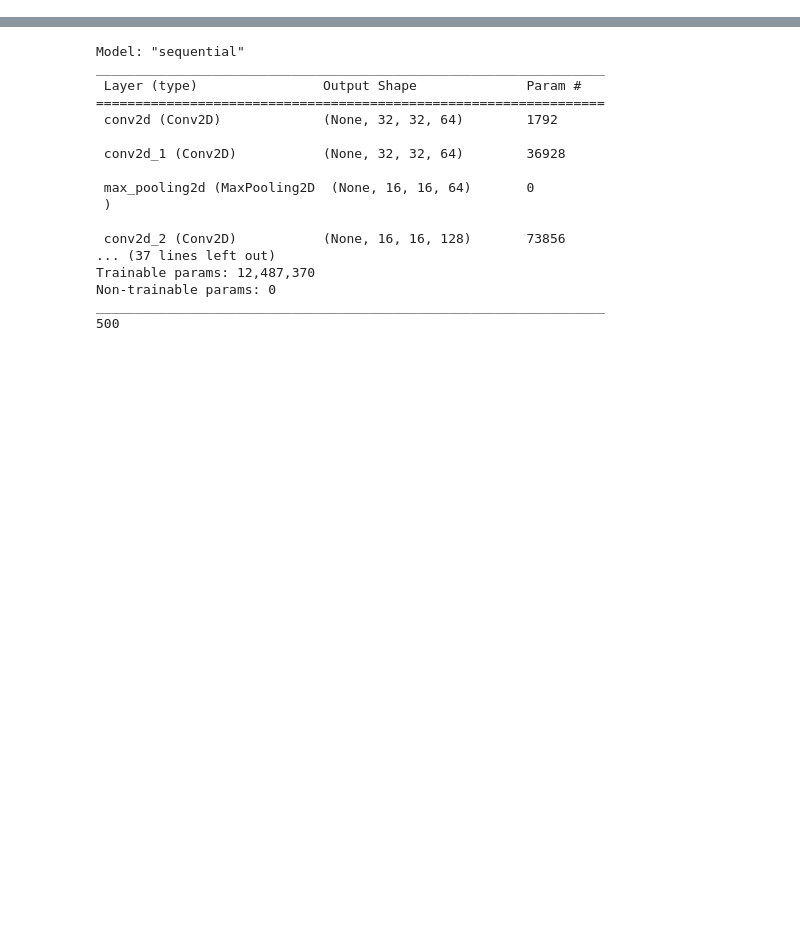
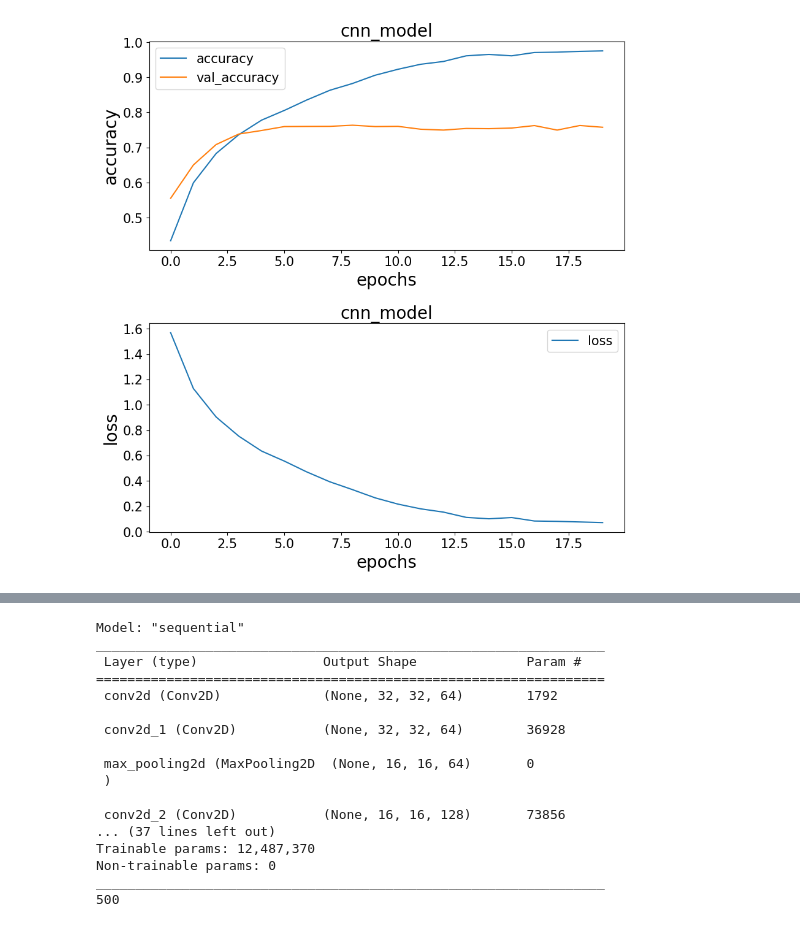
Before and after one commit to James-Lu-none/CNN, a Jupyter notebook: TF7HW3.ipynb, the cells around one changed output, grey strips where cells are left out. Saved outputs shown, nothing was run; the diff lists cells and outputs as text; code cells hidden in the pictures; blank space fills up the shorter version.

```diff
--- a/TF7HW3.ipynb
+++ b/TF7HW3.ipynb
@@ -0,0 +10,16 @@
+# %%
+cnn = Sequential()
+cnn.add(Conv2D(32, (5, 5), padding = 'same', activation = LeakyReLU(alpha=0.1), input_shape = (32,32,3)))
+cnn.add(Conv2D(32, (5, 5), padding = 'same', activation = LeakyReLU(alpha=0.2)))
+cnn.add(MaxPooling2D(2,2))
+cnn.add(Conv2D(64, (5, 5), padding = 'same', activation = LeakyReLU(alpha=0.3)))
+cnn.add(Conv2D(128, (3, 3), padding = 'same', activation = LeakyReLU(alpha=0.4)))
+cnn.add(MaxPooling2D(2,2))
+cnn.add(Conv2D(256, (3, 3), padding = 'same', activation = LeakyReLU(alpha=0.5)))
+cnn.add(Flatten())
+cnn.add(Dense(128, activation = 'relu'))
+cnn.add(Dense(10, activation = 'softmax'))
+cnn.compile(optimizer = 'adam',
+            loss = 'categorical_crossentropy',
+            metrics = ['accuracy'])
+cnn.summary()
@@ -0,0 +65,2 @@
+# %%
+history = cnn.fit(train_image, train_label, epochs=20, batch_size = 500, validation_data =(valid_image, valid_label), shuffle = 'True')
@@ -0,0 +91,30 @@
+# %%
+plt.figure(figsize=(10,10))
+plt.subplots_adjust(left=0.125,
+                    bottom=0.1,
+                    right=0.9,
+                    top=0.9,
+                    wspace=0.2,
+                    hspace=0.35)
+#
+plt.subplot(2,1,1)
+plt.plot(history.history['accuracy'])
+plt.plot(history.history['val_accuracy'])
+plt.xticks(fontsize=15)
+plt.yticks(fontsize=15)
+plt.title("cnn_model", fontsize=20)
+plt.xlabel("epochs", fontsize=20)
+plt.ylabel("accuracy", fontsize=20)
+plt.legend(['accuracy', 'val_accuracy'], fontsize=15)
+#
+plt.subplot(2,1,2)
+plt.plot(history.history['loss'])
+plt.title("cnn_model", fontsize=20)
+plt.xlabel("epochs", fontsize=20)
+plt.ylabel("loss", fontsize=20)
+plt.legend(['loss'], fontsize=15)
+plt.xticks(fontsize=15)
+plt.yticks(fontsize=15)
+plt.show()
+# %% [output]
+[figure, added]
```
Also changed, not shown: parts of 6 cells of this notebook.
